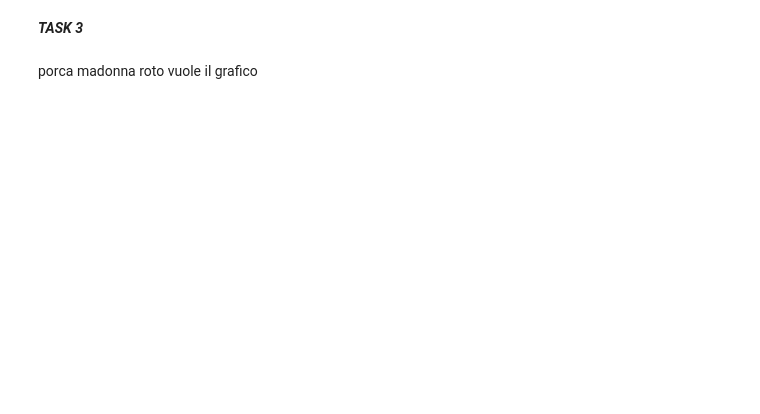
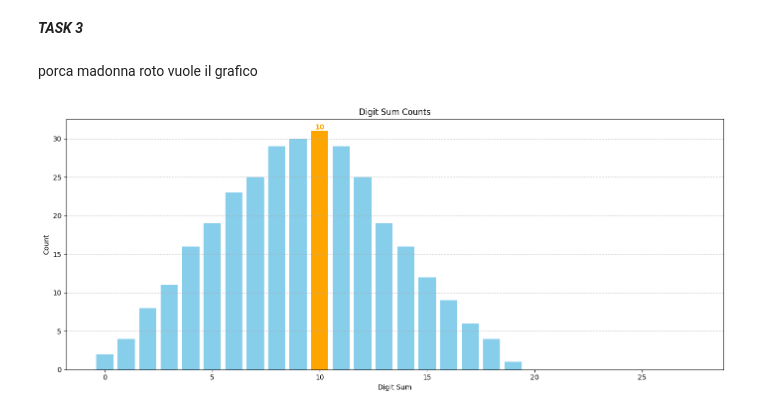
Before and after one commit to Symon02/Information-Security, a Jupyter notebook: lab3/lab3_solver.ipynb, the cells around one changed output. Cells and saved outputs as stored; diff of their text form; code cells hidden in the pictures; blank space fills up the shorter version.

```diff
--- a/lab3/lab3_solver.ipynb
+++ b/lab3/lab3_solver.ipynb
@@ -319,3 +98,43 @@ def kSumProbability():
 kSumProbability()
 # %% [markdown]
 porca madonna roto vuole il grafico
+# %%
+import matplotlib.pyplot as plt
+
+def plotHist(data):
+    # Prepare data
+    counts = data["digit_sum_counts"]
+    x = list(range(len(counts)))
+    y = counts
+
+    # Find the index of the highest value
+    max_index = y.index(max(y))
+
+    # Set bar colors: default to one color, highlight max with another
+    colors = ['skyblue'] * len(y)
+    colors[max_index] = 'orange'  # Highlight the max bar
+
+    # Plotting
+    plt.figure(figsize=(14, 6))
+    plt.bar(x, y, color=colors)
+    plt.xlabel('Digit Sum')
+    plt.ylabel('Count')
+    plt.title('Digit Sum Counts')
+    plt.grid(axis='y', linestyle='--', alpha=0.7)
+
+    # Annotate the highest bar
+    plt.text(
+        max_index, y[max_index],
+        f'{max_index:,}',
+        ha='center', va='bottom',
+        fontsize=10, fontweight='bold', color='orange'
+    )
+
+    plt.tight_layout()
+    plt.show()
+# %%
+with open('digit_sum_counts_8.json', 'r') as f:
+    data = json.load(f)
+    plotHist(data)
+# %% [output]
+[figure, added]
```
Also changed, not shown: parts of 7 cells of this notebook, 7 other files.
